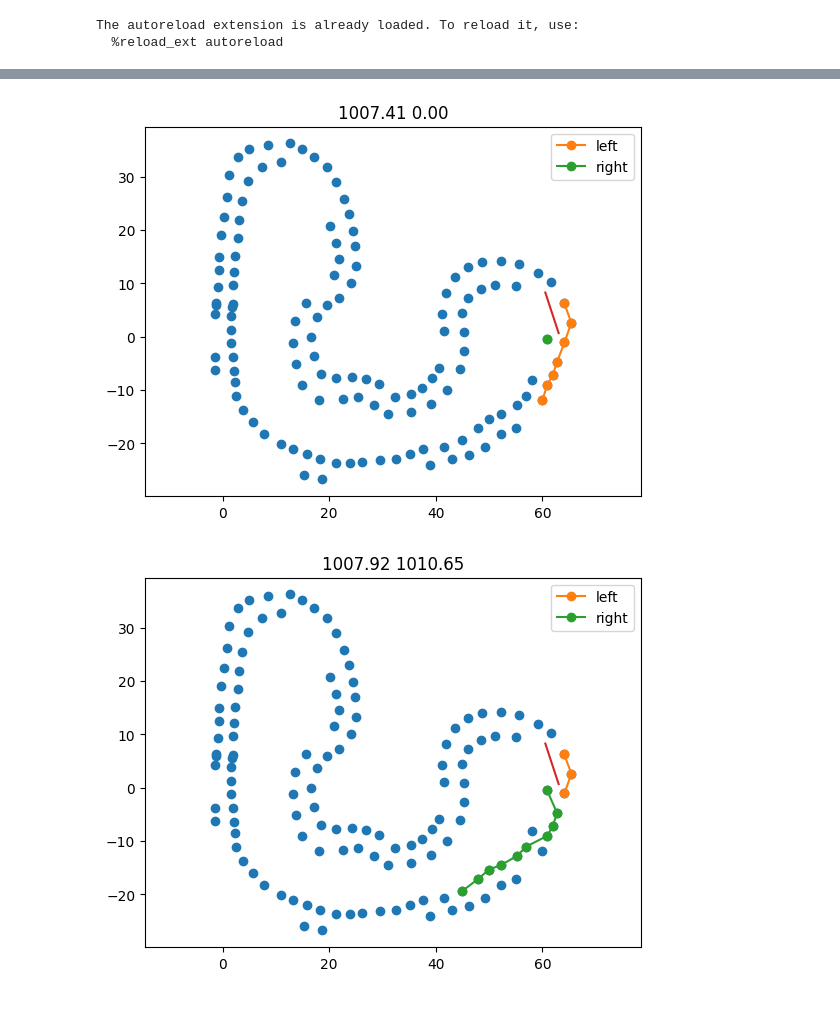
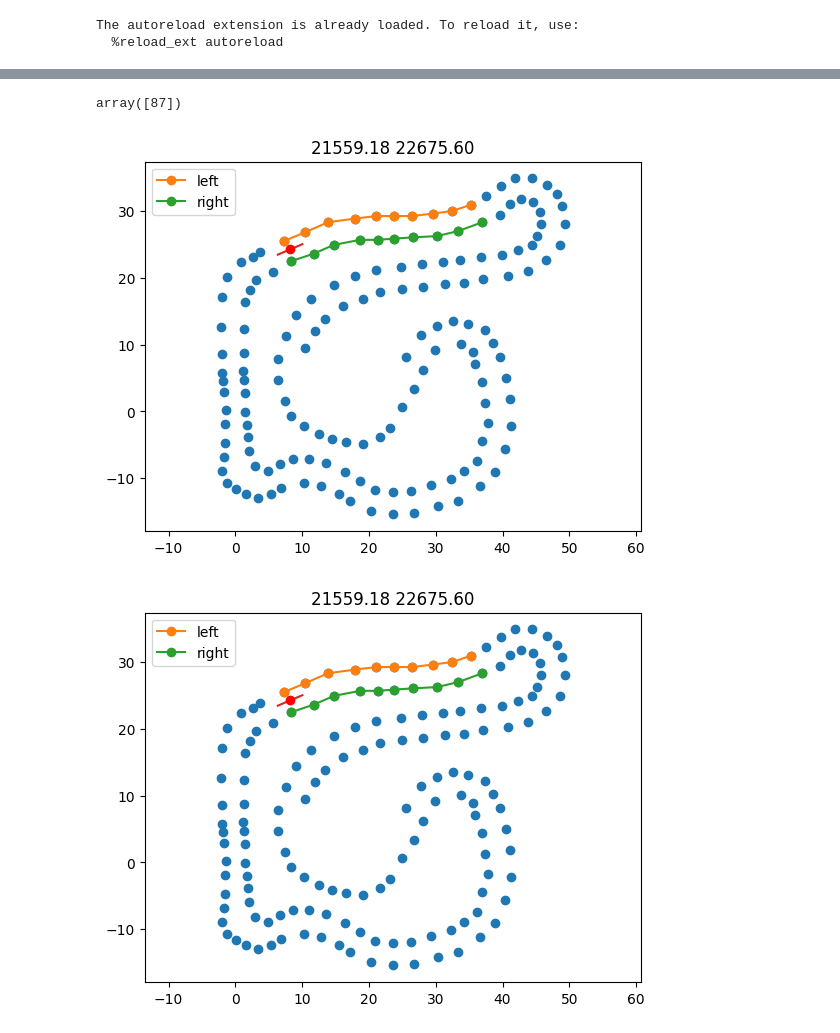
Before and after one commit to papalotis/ft-fsd-path-planning, a Jupyter notebook: colorless2.ipynb, the cells around one changed output, grey strips where cells are left out. Drawn from its saved outputs; the diff is of its cells as text; code cells hidden in the pictures.

Commit message:
done with first version

```diff
--- a/colorless2.ipynb
+++ b/colorless2.ipynb
@@ -11,12 +11,14 @@ import matplotlib.pyplot as plt
 from fsd_path_planning.utils.math_utils import rotate, angle_from_2d_vector
 from numpy import array, float64
 # %%
-position, direction, cones = get_cones_for_configuration("Hairpin Extreme", do_shuffle=True)
+# position, direction, cones = get_cones_for_configuration("Hairpin Extreme", do_shuffle=True)
 
 # position = np.array([36, 30.0])
+# direction = np.array([1, 1.0])
+# direction = direction / np.linalg.norm(direction)
 
 from pathlib import Path
-position, direction, cones = eval(Path('/home/papalotis/repos/fsd-path-planning/example_data.txt').read_text())
+position, direction, cones = eval(Path('/home/papalotis/repos/fsd-path-planning/test.txt').read_text())
 
 cones = [np.array(cone).reshape(-1,2) for cone in cones]
 # %%
@@ -54,10 +59,14 @@ from fsd_path_planning.sorting_cones.trace_sorter.core_trace_sorter import Trace
 from fsd_path_planning.utils.cone_types import ConeTypes
 # %%
 ts_kwargs = dict(
-    max_n_neighbors=5, max_dist=6.0, max_dist_to_first=6.0, max_length=10, threshold_directional_angle=np.deg2rad(40), threshold_absolute_angle=np.deg2rad(55)
+    max_n_neighbors=5, max_dist=5.0, max_dist_to_first=6.0, max_length=10, threshold_directional_angle=np.deg2rad(40), threshold_absolute_angle=np.deg2rad(55)
 )
 
 ts = TraceSorter(**ts_kwargs)
+# %%
+ts.select_first_two_starting_cones(position, direction, cones_together, ConeTypes.LEFT)
+# %% [output]
+array([87])
 # %%
 from fsd_path_planning.sorting_cones.trace_sorter.cost_function import cost_configurations
 
@@ -68,36 +77,45 @@ results = []
 
 for first, second in sort_order:
     points_first, indices_first = ts.sort(cones_together, first, position, direction)
 
     mask_is_not_in_first = np.ones(len(cones_together), dtype=bool)
     mask_is_not_in_first[indices_first] = False
 
     cones_together_for_second = cones_together[mask_is_not_in_first]
 
     points_second, indices_second = ts.sort(cones_together_for_second, second, position, direction)
 
-    left_points = points_first if first == ConeTypes.LEFT else points_second
-    right_points = points_second if second == ConeTypes.RIGHT else points_first
+    left_points, right_points = (points_first, points_second) if first == ConeTypes.LEFT else (points_second, points_first)
 
     cost_left = cost_configurations(left_points, np.arange(len(left_points))[None], ConeTypes.LEFT, position, direction, return_individual_costs=False)
     cost_right = cost_configurations(right_points, np.arange(len(right_points))[None], ConeTypes.RIGHT, position, direction, return_individual_costs=False)
 
 
-    car_start = position - direction * 4
-    car_end = position + direction * 4
+    car_start = position - direction * 2
+    car_end = position + direction * 2
     car = np.array([car_start, car_end])
 
     plt.plot(*cones_together.T, "o")
     plt.plot(*left_points.T, "o-", label="left")
     plt.plot(*right_points.T, "o-", label="right")
     plt.title(f"{cost_left[0]:.2f} {cost_right[0]:.2f}")
     plt.plot(*car.T, "-")
+    plt.plot(*position, "ro")
     plt.legend()
     plt.axis("equal")
     plt.show()
 
 
     results.append((left_points, right_points, position, direction))
+
+    if len(left_points) > 3:
+        results.append((left_points[:-1], right_points, position, direction))
+
+    if len(right_points) > 3:
+        results.append((left_points, right_points[:-1], position, direction))
+
+# for r in results:
+#     print(cost_configurations(*r, return_individual_costs=False))
 # %% [output]
-[figure, old version]
+[figure, new version]
-[figure, old version]
+[figure, new version]
```
Also changed, not shown: parts of 12 cells of this notebook, 7 other files.
